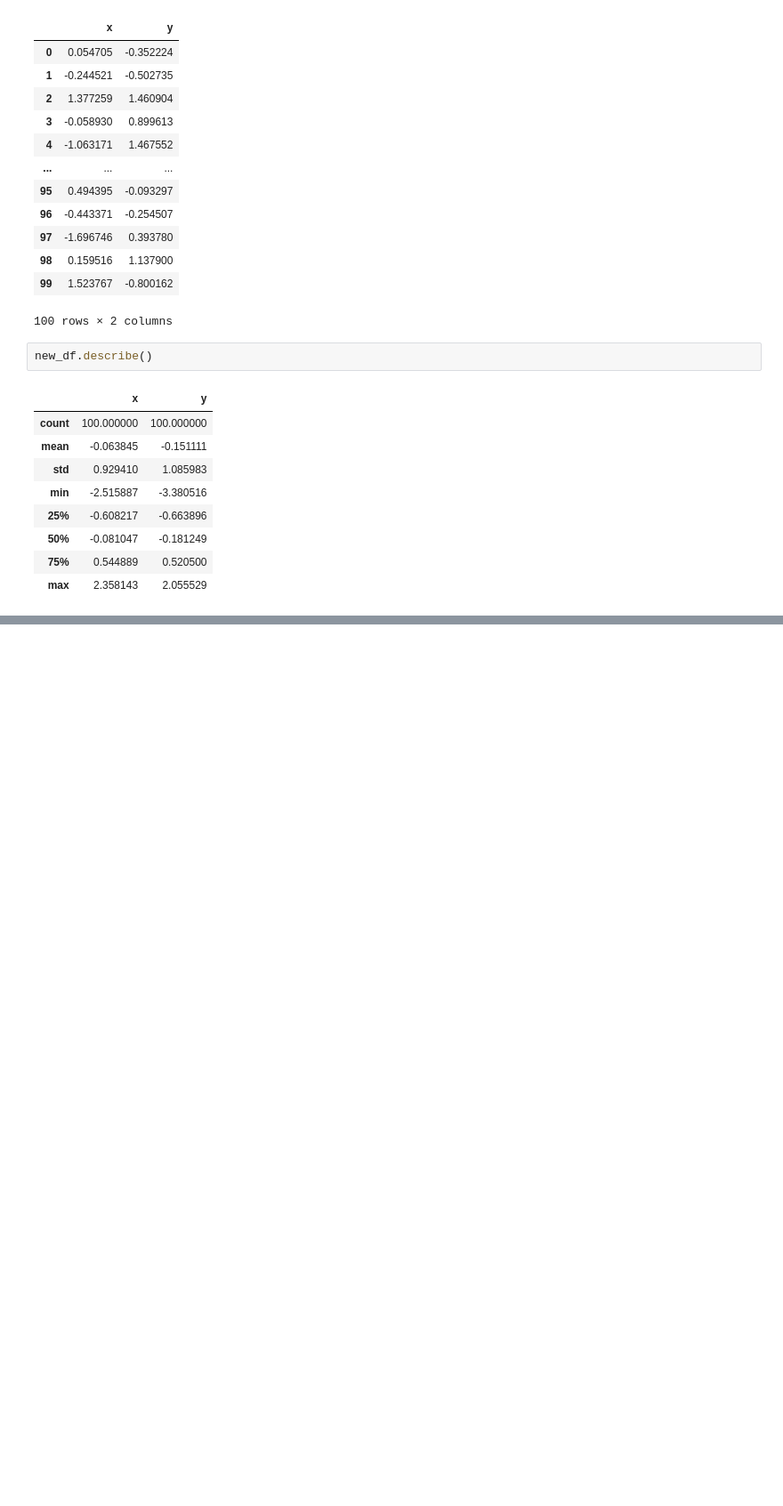
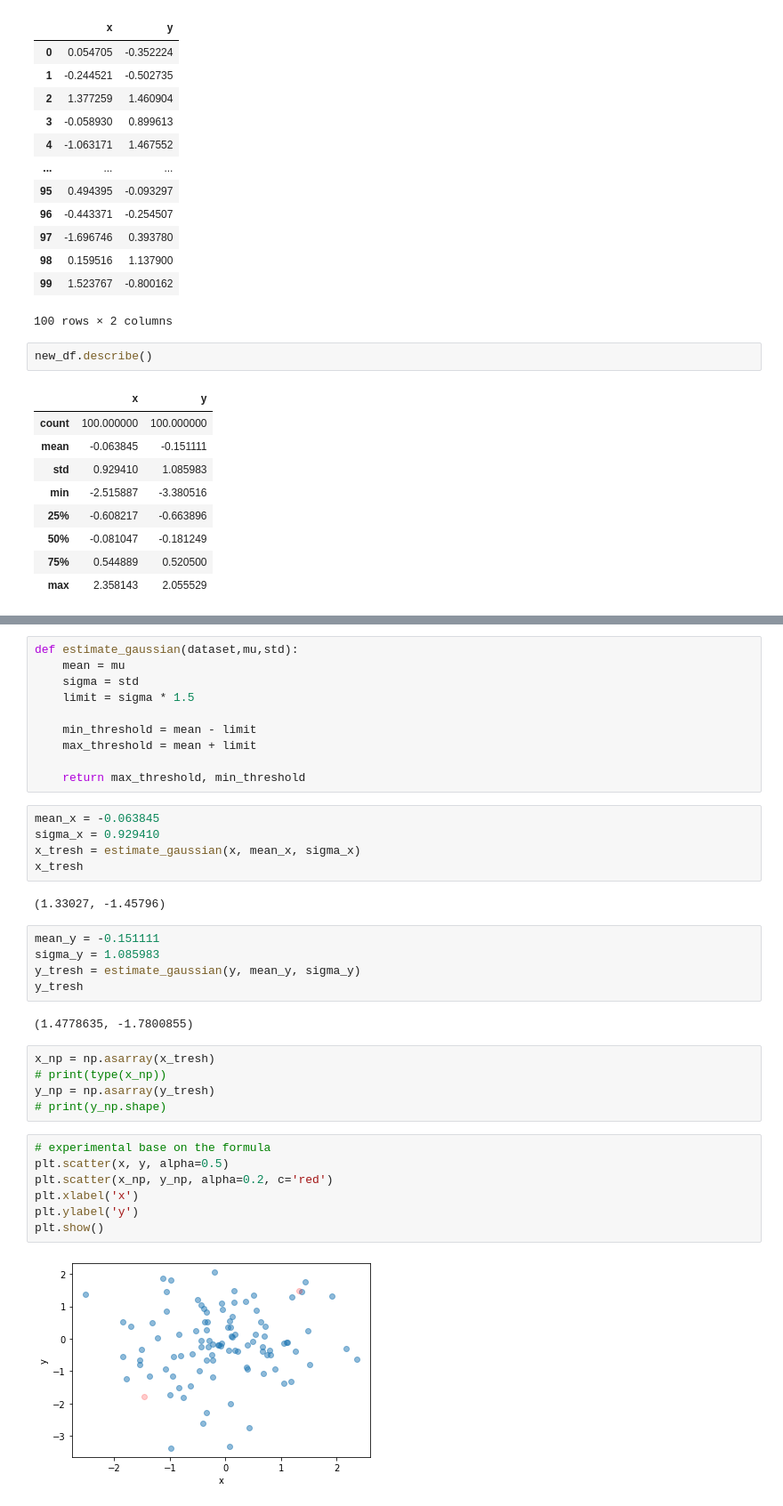
Before and after one commit to milhamat/dmml_outlier_detection, a Jupyter notebook: DMML_Outliers.ipynb, the cells around one changed output, grey strips where cells are left out. Shown: that part at 89% size. Cells and saved outputs as stored; diff of their text form; blank space fills up the shorter version.

```diff
--- a/DMML_Outliers.ipynb
+++ b/DMML_Outliers.ipynb
@@ -215,0 +238,38 @@ ValueError: x and y must be the same size
+# %%
+def estimate_gaussian(dataset,mu,std):
+    mean = mu
+    sigma = std
+    limit = sigma * 1.5
+
+    min_threshold = mean - limit
+    max_threshold = mean + limit
+
+    return max_threshold, min_threshold
+# %%
+mean_x = -0.063845
+sigma_x = 0.929410
+x_tresh = estimate_gaussian(x, mean_x, sigma_x)
+x_tresh
+# %% [output]
+(1.33027, -1.45796)
+# %%
+mean_y = -0.151111
+sigma_y = 1.085983
+y_tresh = estimate_gaussian(y, mean_y, sigma_y)
+y_tresh
+# %% [output]
+(1.4778635, -1.7800855)
+# %%
+x_np = np.asarray(x_tresh)
+# print(type(x_np))
+y_np = np.asarray(y_tresh)
+# print(y_np.shape)
+# %%
+# experimental base on the formula
+plt.scatter(x, y, alpha=0.5)
+plt.scatter(x_np, y_np, alpha=0.2, c='red')
+plt.xlabel('x')
+plt.ylabel('y')
+plt.show()
+# %% [output]
+[figure, added]
```
Also changed, not shown: parts of 23 cells of this notebook.
